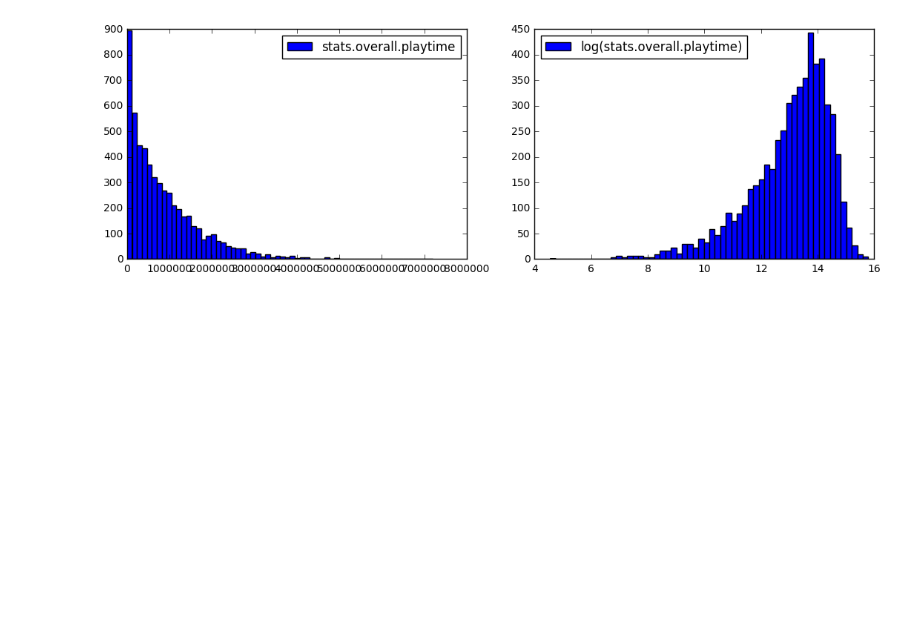
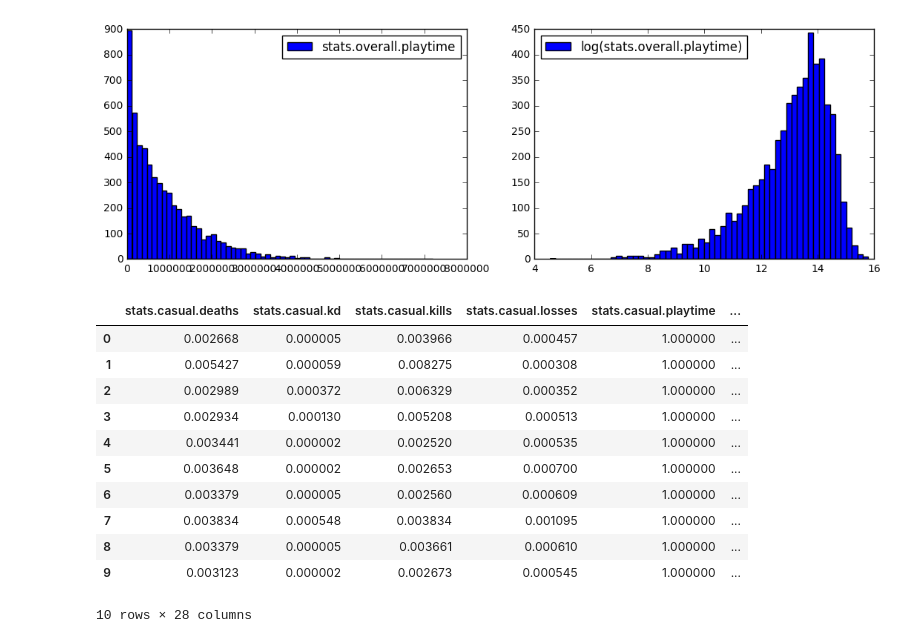
Before and after one commit to hernamesbarbara/r6stats, a Jupyter notebook: notebooks/Play Styles.ipynb, the cells around one changed output. Cells and saved outputs as stored; diff of their text form; code cells hidden in the pictures; blank space fills up the shorter version.

```diff
--- a/notebooks/Play Styles.ipynb
+++ b/notebooks/Play Styles.ipynb
@@ -56,3 +56,20 @@ plt.legend(loc='upper left')
 plt.show()
 # %% [output]
 [figure]
+# %%
+df_stats_normed = df_stats.apply(features.normalize_for_playtime, frame=df_stats).fillna(0)
+# %%
+df_stats_normed.head(10)
+# %% [output]
+|  | stats.casual.deaths | stats.casual.kd | stats.casual.kills | stats.casual.losses | stats.casual.playtime | ... |
+| 0 | 0.002668 | 0.000005 | 0.003966 | 0.000457 | 1.000000 | ... |
+| 1 | 0.005427 | 0.000059 | 0.008275 | 0.000308 | 1.000000 | ... |
+| 2 | 0.002989 | 0.000372 | 0.006329 | 0.000352 | 1.000000 | ... |
+| 3 | 0.002934 | 0.000130 | 0.005208 | 0.000513 | 1.000000 | ... |
+| 4 | 0.003441 | 0.000002 | 0.002520 | 0.000535 | 1.000000 | ... |
+| 5 | 0.003648 | 0.000002 | 0.002653 | 0.000700 | 1.000000 | ... |
+| 6 | 0.003379 | 0.000005 | 0.002560 | 0.000609 | 1.000000 | ... |
+| 7 | 0.003834 | 0.000548 | 0.003834 | 0.001095 | 1.000000 | ... |
+| 8 | 0.003379 | 0.000005 | 0.003661 | 0.000610 | 1.000000 | ... |
+| 9 | 0.003123 | 0.000002 | 0.002673 | 0.000545 | 1.000000 | ... |
+10 rows × 28 columns
```
Also changed, not shown: parts of 9 cells of this notebook, 3 other files.
